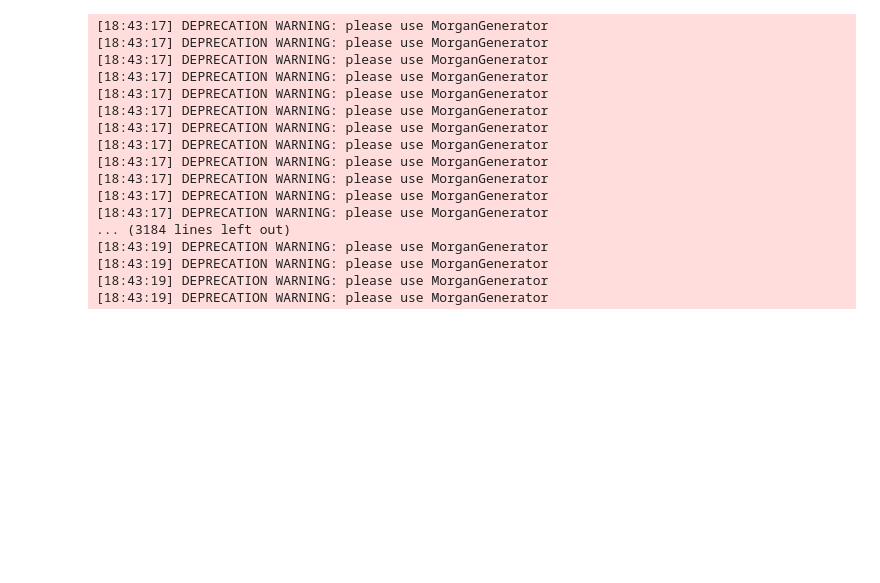
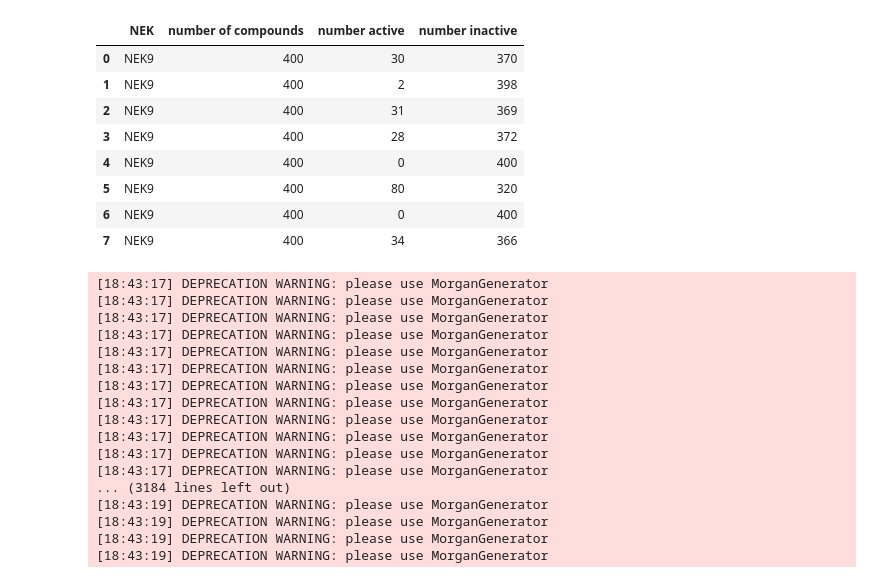
Before and after one commit to radhikasahai/ATOM_CODE, a Jupyter notebook: examples/holdout/featurize_split_nanobret_cellular_holdout.ipynb, the cells around one changed output. Drawn from its saved outputs; the diff is of its cells as text; code cells hidden in the pictures; blank space fills up the shorter version.

Commit message:
df for sizes

```diff
--- a/examples/holdout/featurize_split_nanobret_cellular_holdout.ipynb
+++ b/examples/holdout/featurize_split_nanobret_cellular_holdout.ipynb
@@ -15,6 +15,31 @@ df1 = pd.read_csv(datapath+'final_pIC50s_for_ML_noOut_noDupes_pivot.csv')
 df1.columns
 neks = ['NEK1', 'NEK11', 'NEK2', 'NEK3', 'NEK4', 'NEK5',
        'NEK6', 'NEK9']
+nek_labels = []
+full_sizes = []
+active_sizes = []
+inactive_sizes = []
+for nek in neks:
+    df=pd.read_csv(f'{datapath}{nek}_uM_min_50_pct.csv')
+    nek_labels.append(nek)
+    full_sizes.append(df.shape[0])
+    active_sizes.append(df[df['active']==1].shape[0])
+    inactive_sizes.append(df[df['active']==0].shape[0])
+holdout_sizes=pd.DataFrame({'NEK': nek, 'number of compounds': full_sizes, 'number active': active_sizes,
+                            'number inactive': inactive_sizes})
+holdout_sizes.to_csv(datapath+'nanobretcellular_holdout_dataset_sizes.csv', index=False)
+# %%
+holdout_sizes
+# %% [output]
+|  | NEK | number of compounds | number active | number inactive |
+| 0 | NEK9 | 400 | 30 | 370 |
+| 1 | NEK9 | 400 | 2 | 398 |
+| 2 | NEK9 | 400 | 31 | 369 |
+| 3 | NEK9 | 400 | 28 | 372 |
+| 4 | NEK9 | 400 | 0 | 400 |
+| 5 | NEK9 | 400 | 80 | 320 |
+| 6 | NEK9 | 400 | 0 | 400 |
+| 7 | NEK9 | 400 | 34 | 366 |
 # %%
 featurized_filepath ='/Users/jayceepang/msse/ATOM_CODE/datasets/holdout_data/featurized/'
 for nek in neks:
```
